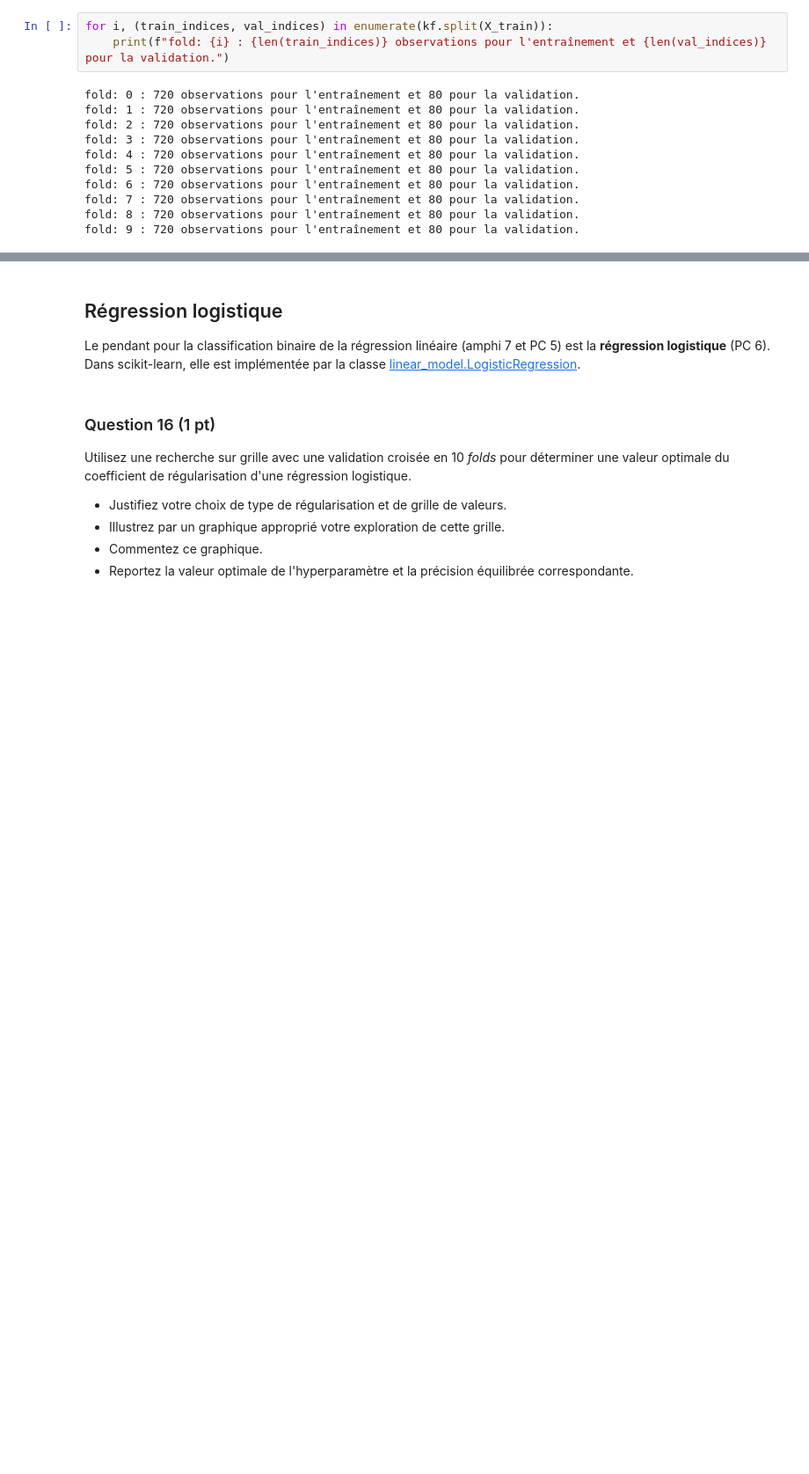
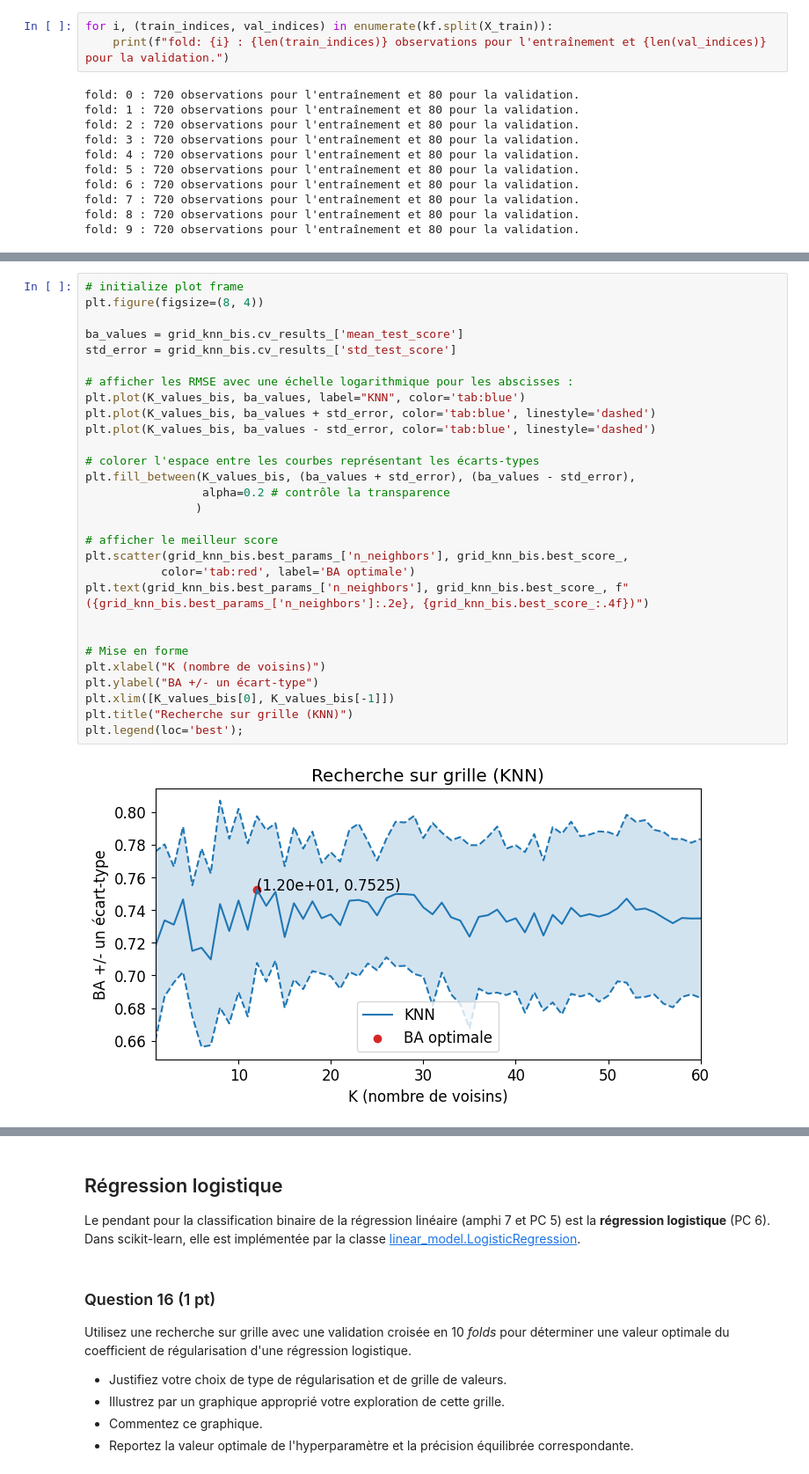
Before and after one commit to comemazelier/projet-sdd, a Jupyter notebook: Projet.ipynb, the cells around one changed output, grey strips where cells are left out. Shown at 88% size. Cells and saved outputs as stored; diff of their text form; blank space fills up the shorter version.

```diff
--- a/Projet.ipynb
+++ b/Projet.ipynb
@@ -381,0 +394,31 @@ plt.legend(loc='best');
+# %%
+# initialize plot frame
+plt.figure(figsize=(8, 4))
+
+ba_values = grid_knn_bis.cv_results_['mean_test_score']
+std_error = grid_knn_bis.cv_results_['std_test_score']
+
+# afficher les RMSE avec une échelle logarithmique pour les abscisses :
+plt.plot(K_values_bis, ba_values, label="KNN", color='tab:blue')
+plt.plot(K_values_bis, ba_values + std_error, color='tab:blue', linestyle='dashed')
+plt.plot(K_values_bis, ba_values - std_error, color='tab:blue', linestyle='dashed')
+
+# colorer l'espace entre les courbes représentant les écarts-types
+plt.fill_between(K_values_bis, (ba_values + std_error), (ba_values - std_error),
+                 alpha=0.2 # contrôle la transparence
+                )
+
+# afficher le meilleur score
+plt.scatter(grid_knn_bis.best_params_['n_neighbors'], grid_knn_bis.best_score_,
+           color='tab:red', label='BA optimale')
+plt.text(grid_knn_bis.best_params_['n_neighbors'], grid_knn_bis.best_score_, f"({grid_knn_bis.best_params_['n_neighbors']:.2e}, {grid_knn_bis.best_score_:.4f})")
+
+
+# Mise en forme
+plt.xlabel("K (nombre de voisins)")
+plt.ylabel("BA +/- un écart-type")
+plt.xlim([K_values_bis[0], K_values_bis[-1]])
+plt.title("Recherche sur grille (KNN)")
+plt.legend(loc='best');
+# %% [output]
+[figure, added]
```
Also changed, not shown: parts of 16 cells of this notebook, 1 other file.
